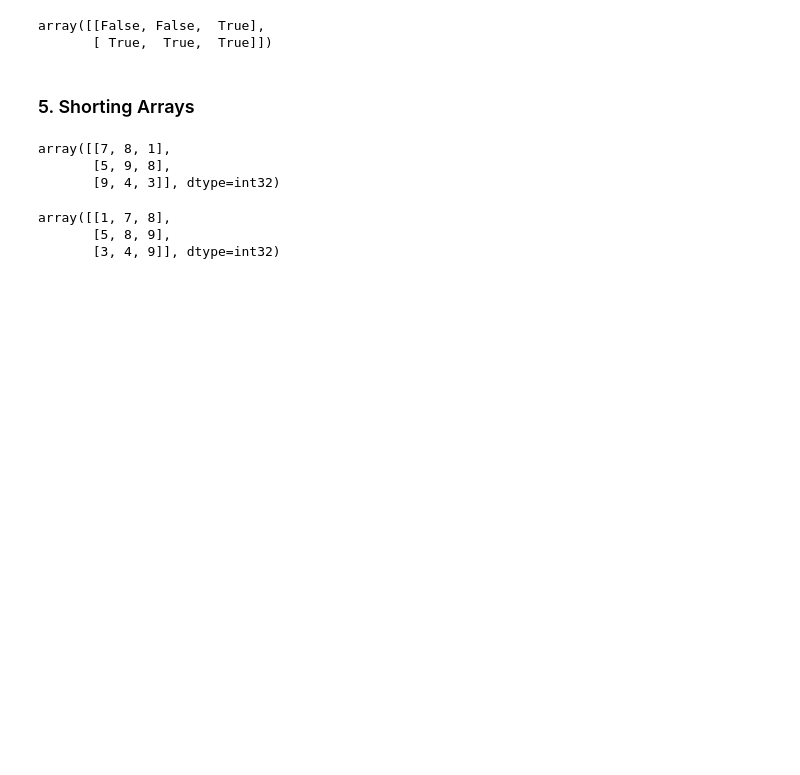
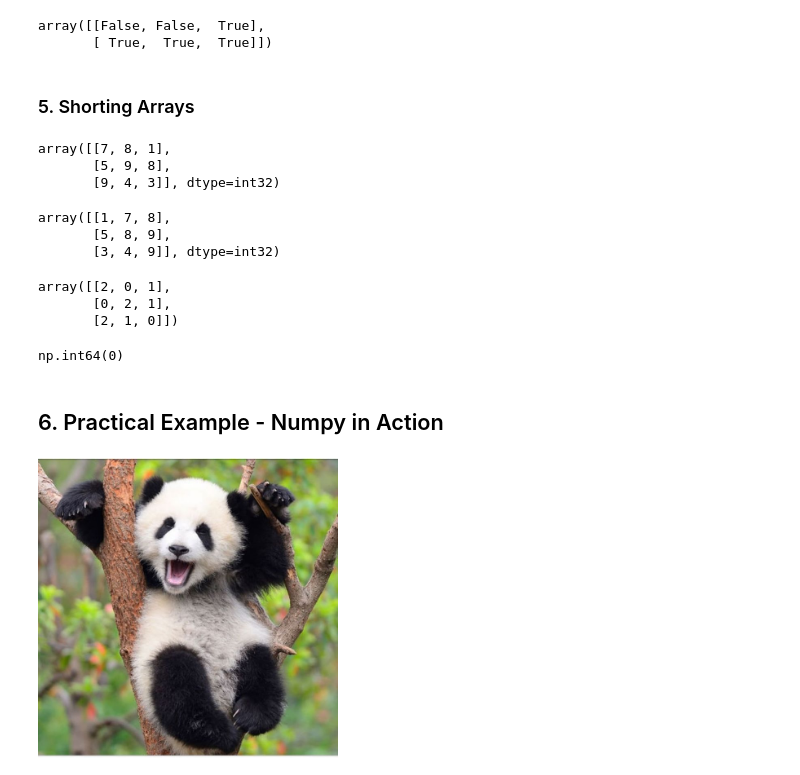
Before and after one commit to StarDust130/ML-101, a Jupyter notebook: NumPy/introduction-to-numpy.ipynb, the cells around one changed output. Saved outputs shown, nothing was run; the diff lists cells and outputs as text; code cells hidden in the pictures; blank space fills up the shorter version.

```diff
--- a/NumPy/introduction-to-numpy.ipynb
+++ b/NumPy/introduction-to-numpy.ipynb
@@ -557,3 +557,20 @@ np.sort(random_array) # sorts each row individually
 array([[1, 7, 8],
        [5, 8, 9],
        [3, 4, 9]], dtype=int32)
+# %%
+np.argsort(random_array)  # returns the indices that would sort each row
+# %% [output]
+array([[2, 0, 1],
+       [0, 2, 1],
+       [2, 1, 0]])
+# %%
+np.argmin(a1)
+# %% [output]
+np.int64(0)
+# %% [markdown]
+## 6. Practical Example - Numpy in Action
+# %%
+from IPython.display import Image, display
+display(Image("panda.jpg", width=300))
+# %% [output]
+[figure, added]
```
Also changed, not shown: parts of 2 cells of this notebook, 1 other file.
